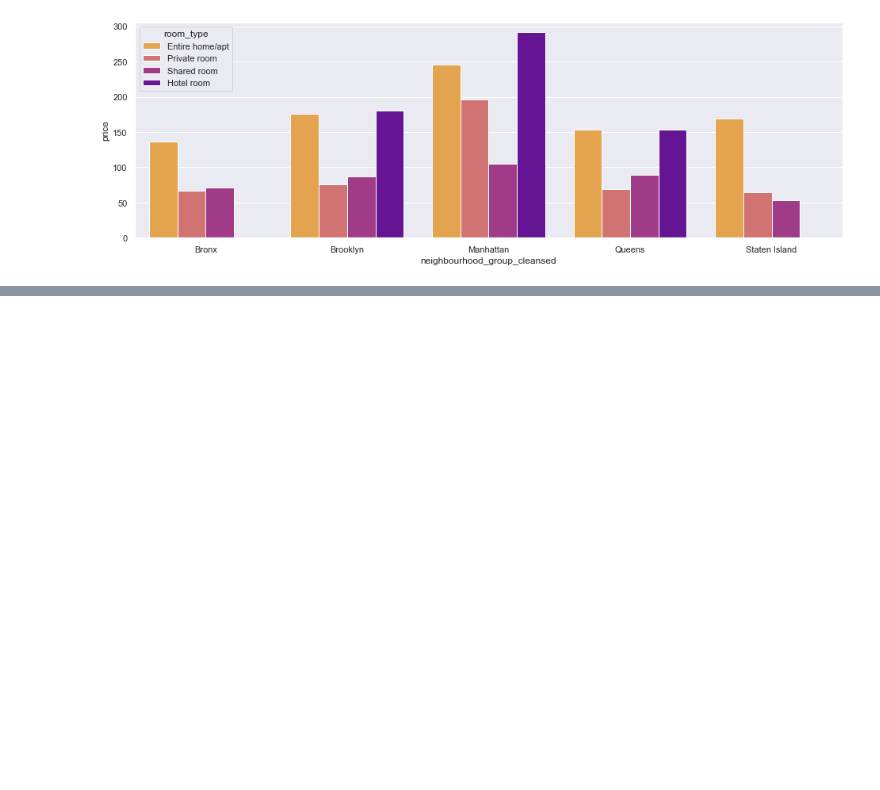
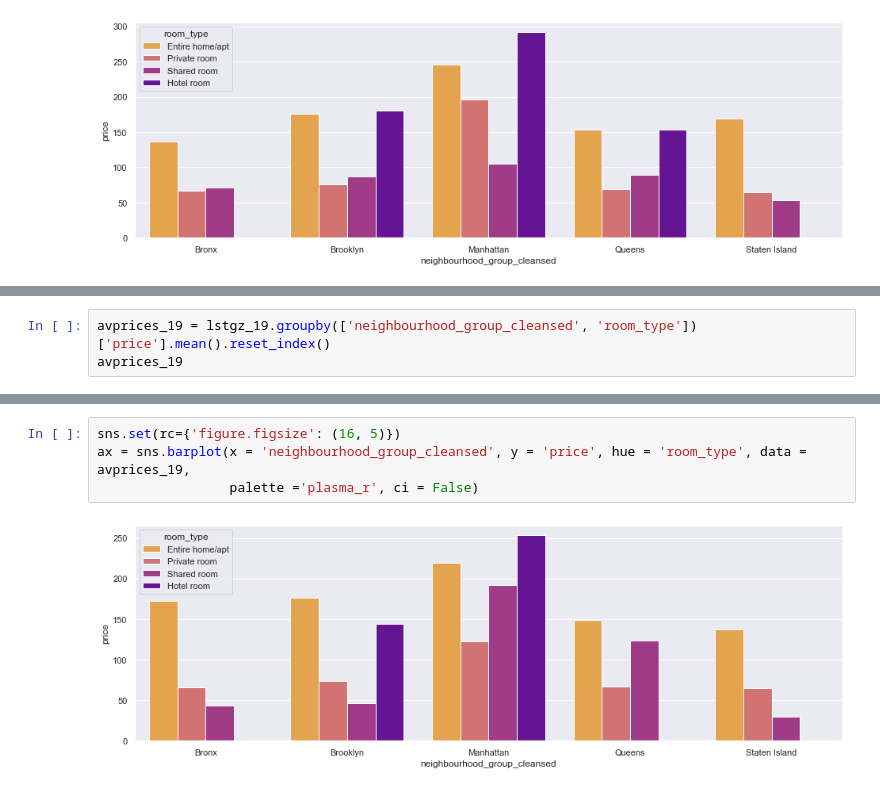
Before and after one commit to jon-ayala/JONATHANAYALA-CAPSTONE2, a Jupyter notebook: nyc-airbnb.ipynb, the cells around one changed output, grey strips where cells are left out. Drawn from its saved outputs; the diff is of its cells as text; blank space fills up the shorter version.

```diff
--- a/nyc-airbnb.ipynb
+++ b/nyc-airbnb.ipynb
@@ -444,0 +519,3 @@ ax = sns.barplot(x = 'neighbourhood_group_cleansed', y = 'price', hue = 'room_ty
+# %%
+avprices_19 = lstgz_19.groupby(['neighbourhood_group_cleansed', 'room_type'])['price'].mean().reset_index()
+avprices_19
@@ -444,0 +541,6 @@ ax = sns.barplot(x = 'neighbourhood_group_cleansed', y = 'price', hue = 'room_ty
+# %%
+sns.set(rc={'figure.figsize': (16, 5)})
+ax = sns.barplot(x = 'neighbourhood_group_cleansed', y = 'price', hue = 'room_type', data = avprices_19,
+                 palette ='plasma_r', ci = False)
+# %% [output]
+[figure, added]
```
Also changed, not shown: parts of 69 cells of this notebook, 4 other files.
